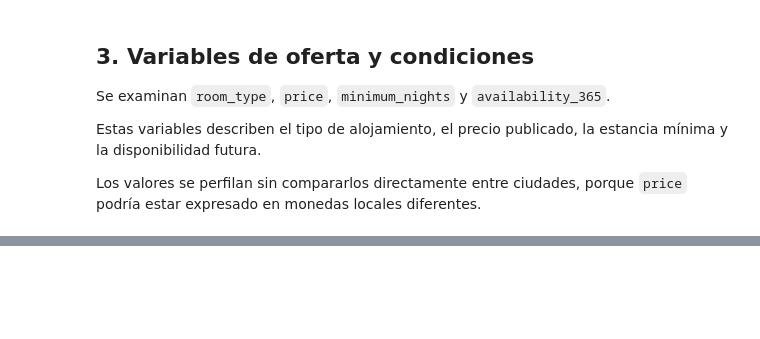
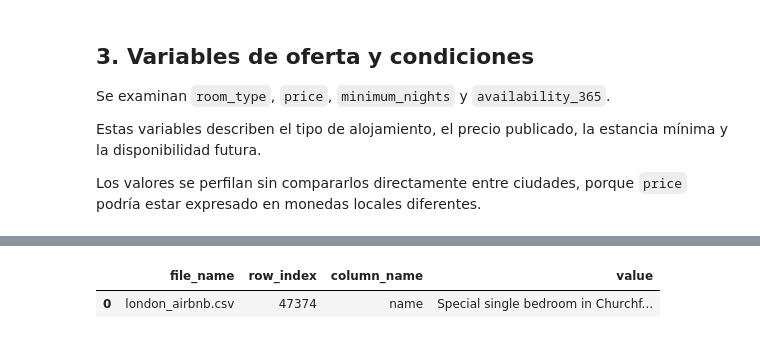
Before and after one commit to Bootcamp-IA-MAD-P7/project8-ad1, a Jupyter notebook: notebooks/02_data_understanding.ipynb, the cells around one changed output, grey strips where cells are left out. Cells and saved outputs as stored; diff of their text form; code cells hidden in the pictures; blank space fills up the shorter version.

Commit message:
docs: complete initial data quality assessment

```diff
--- a/notebooks/02_data_understanding.ipynb
+++ b/notebooks/02_data_understanding.ipynb
@@ -365,0 +597,32 @@ display(listing_profile)
+# %%
+suspicious_pattern = r"Ã|Â|â€|�"
+encoding_findings = []
+
+for file_name, dataframe in datasets.items():
+    text_columns = dataframe.select_dtypes(
+        include=["object", "string"]
+    ).columns
+
+    for column_name in text_columns:
+        text_column = dataframe[column_name].astype("string")
+        suspicious_mask = text_column.str.contains(
+            suspicious_pattern,
+            regex=True,
+            na=False,
+        )
+
+        for row_index, value in text_column.loc[suspicious_mask].items():
+            encoding_findings.append(
+                {
+                    "file_name": file_name,
+                    "row_index": row_index,
+                    "column_name": column_name,
+                    "value": value,
+                }
+            )
+
+encoding_findings = pd.DataFrame(encoding_findings)
+encoding_findings
+# %% [output]
+|  | file_name | row_index | column_name | value |
+| 0 | london_airbnb.csv | 47374 | name | Special single bedroom in Churchf... |
```
Also changed, not shown: parts of 3 cells of this notebook, 2 other files.
